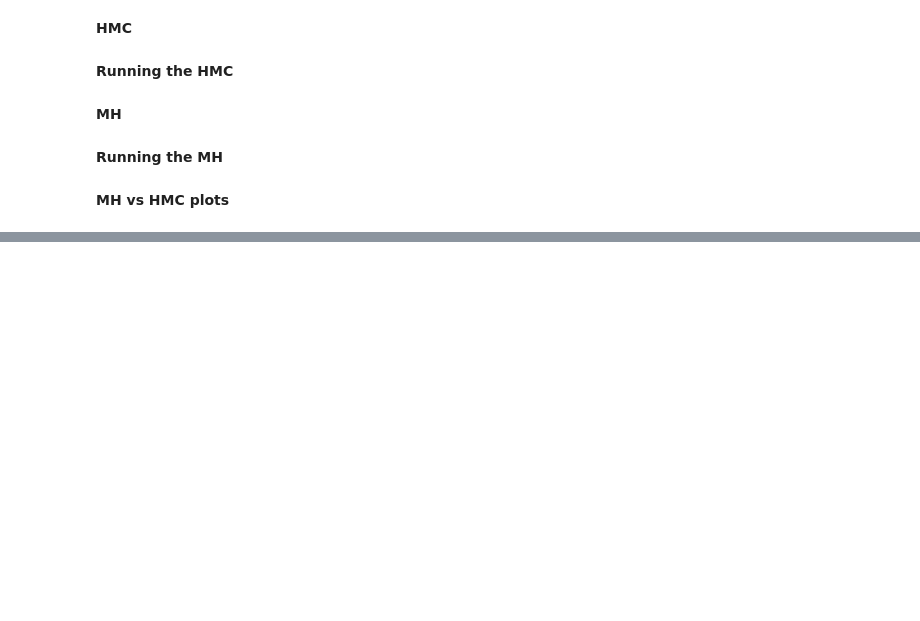
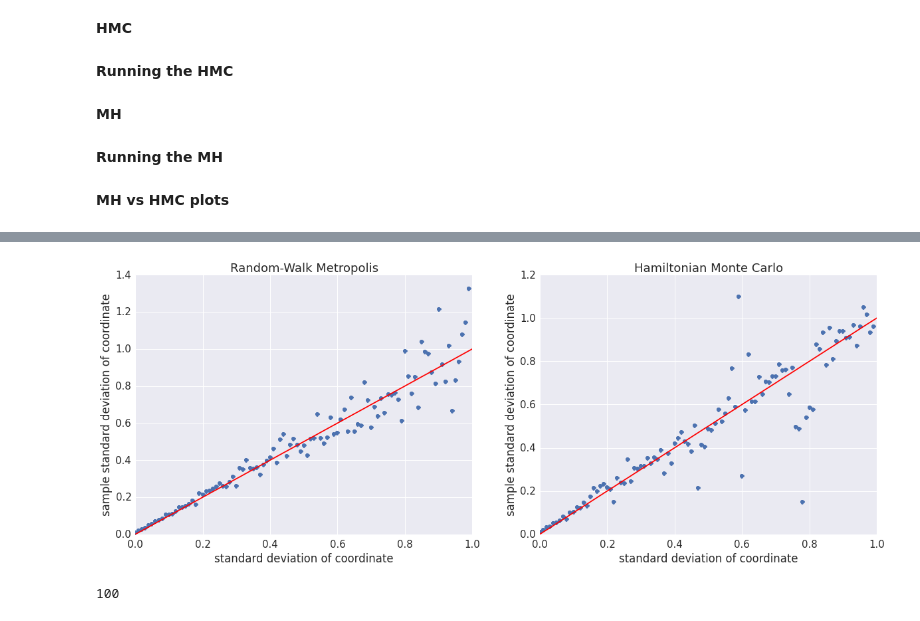
Before and after one commit to jake-coleman32/sta-663-project, a Jupyter notebook: 663_ project.ipynb, the cells around one changed output, grey strips where cells are left out. Drawn from its saved outputs; the diff is of its cells as text; code cells hidden in the pictures; blank space fills up the shorter version.

```diff
--- a/663_ project.ipynb
+++ b/663_ project.ipynb
@@ -258,0 +300,22 @@ pass
+# %%
+f, ax = plt.subplots(nrows=1,ncols=2, figsize=(20,7))
+
+ax[0].set_title('Random-Walk Metropolis')
+ax[0].plot([i/100 for i in range(len(vec1))],vec1**2,'o')
+ax[0].plot([0,1],[0,1],'r-')
+ax[0].set_xlabel("standard deviation of coordinate")
+ax[0].set_ylabel("sample standard deviation of coordinate")
+
+ax[1].set_title('Hamiltonian Monte Carlo')
+ax[1].plot([i/100 for i in range(len(sample_sd))],sample_sd**2,'o')
+ax[1].plot([0,1],[0,1],'r-')
+ax[1].set_xlabel("standard deviation of coordinate")
+ax[1].set_ylabel("sample standard deviation of coordinate")
+
+pass
+# %% [output]
+[figure, added]
+# %%
+len(sample_sd)
+# %% [output]
+100
```
Also changed, not shown: parts of 16 cells of this notebook, 2 other files.
